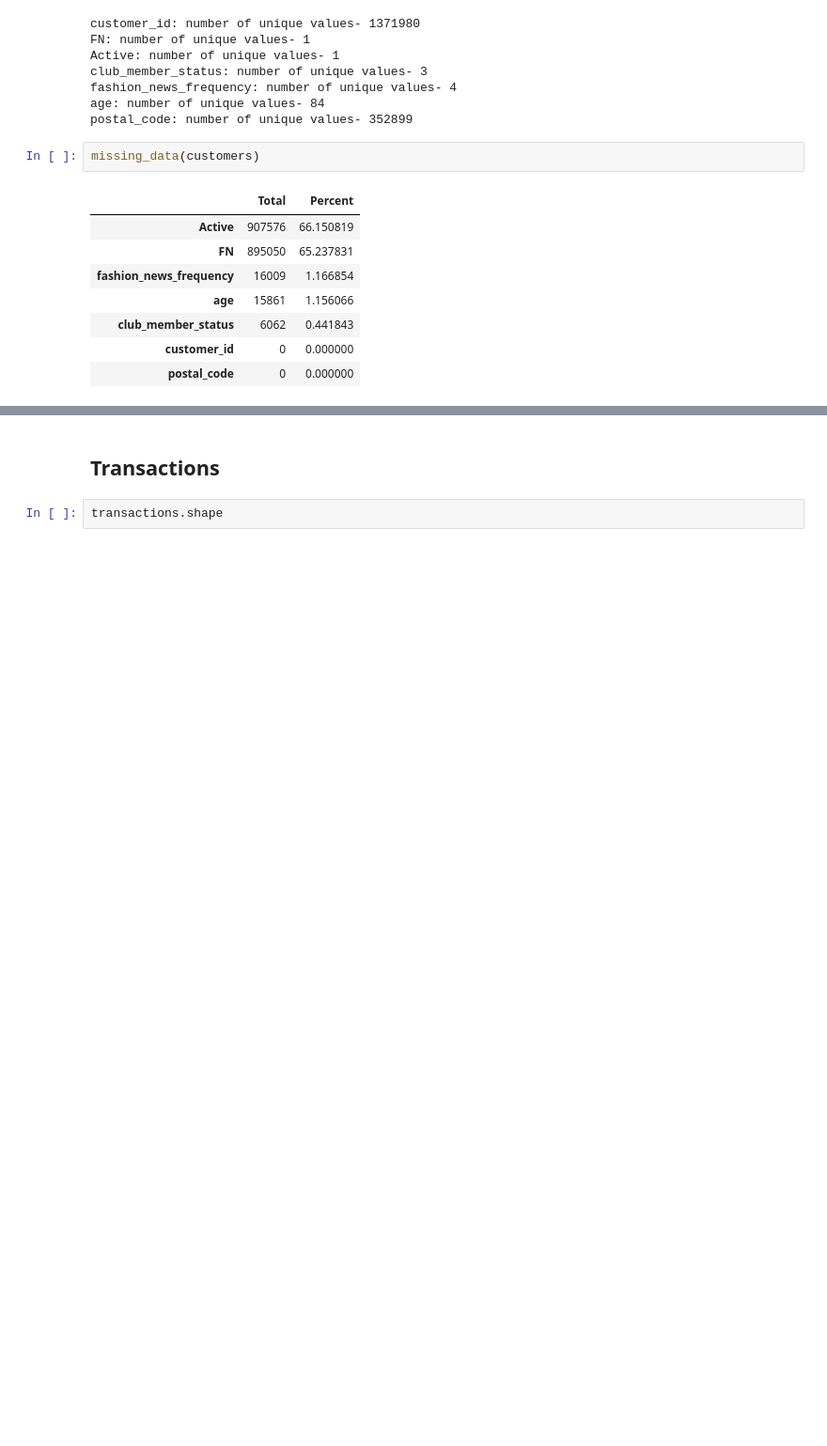
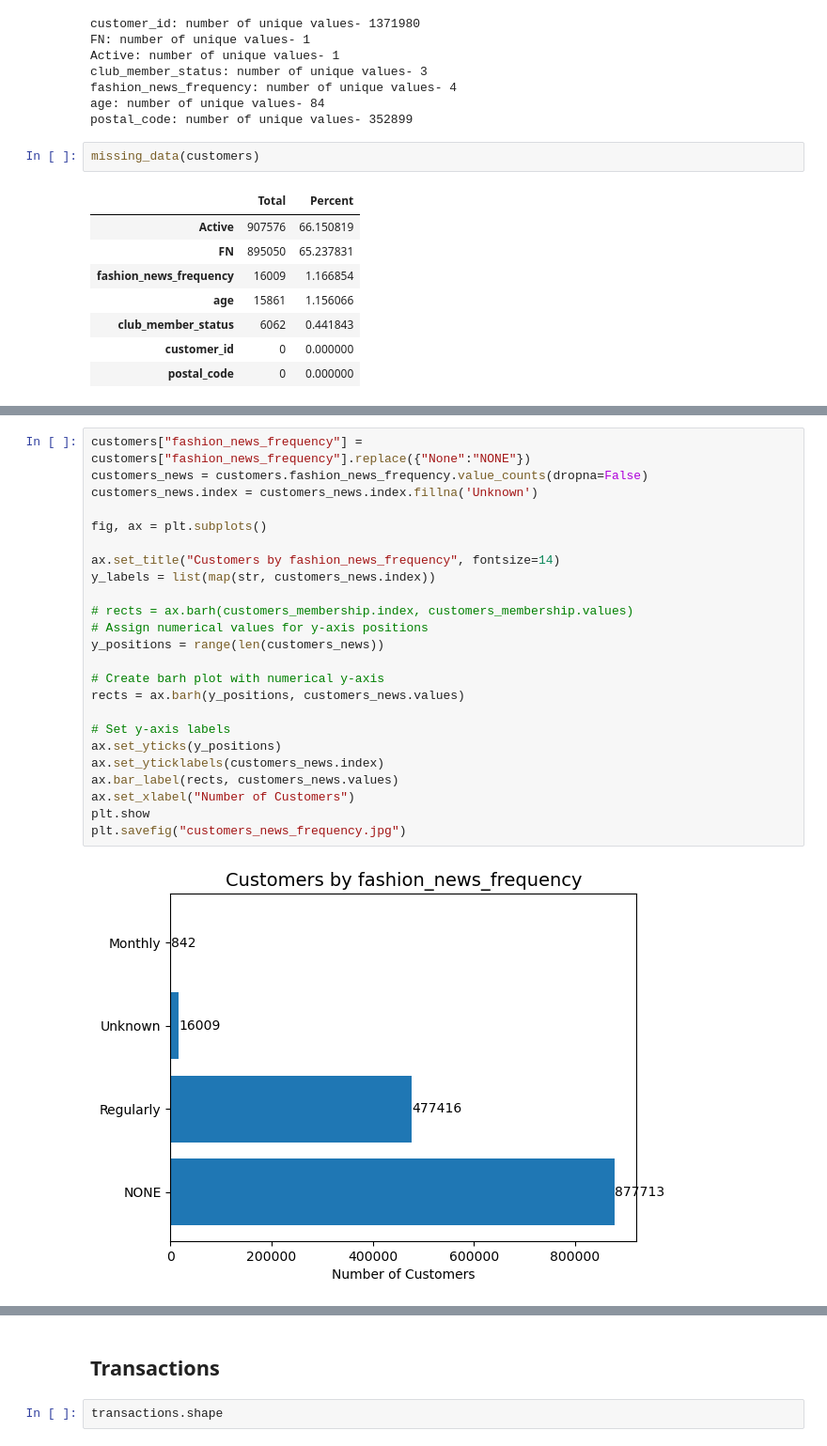
Before and after one commit to paulcho98/RecSys_HandM, a Jupyter notebook: data_analysis.ipynb, the cells around one changed output, grey strips where cells are left out. Shown at 94% size. Drawn from its saved outputs; the diff is of its cells as text; blank space fills up the shorter version.

```diff
--- a/data_analysis.ipynb
+++ b/data_analysis.ipynb
@@ -236,0 +195,26 @@ NameError: name 'sns' is not defined
+# %%
+customers["fashion_news_frequency"] = customers["fashion_news_frequency"].replace({"None":"NONE"})
+customers_news = customers.fashion_news_frequency.value_counts(dropna=False)
+customers_news.index = customers_news.index.fillna('Unknown')
+
+fig, ax = plt.subplots()
+
+ax.set_title("Customers by fashion_news_frequency", fontsize=14)
+y_labels = list(map(str, customers_news.index))
+
+# rects = ax.barh(customers_membership.index, customers_membership.values)
+# Assign numerical values for y-axis positions
+y_positions = range(len(customers_news))
+
+# Create barh plot with numerical y-axis
+rects = ax.barh(y_positions, customers_news.values)
+
+# Set y-axis labels
+ax.set_yticks(y_positions)
+ax.set_yticklabels(customers_news.index)
+ax.bar_label(rects, customers_news.values)
+ax.set_xlabel("Number of Customers")
+plt.show
+plt.savefig("customers_news_frequency.jpg")
+# %% [output]
+[figure, added]
```
Also changed, not shown: parts of 10 cells of this notebook, 6 other files.
